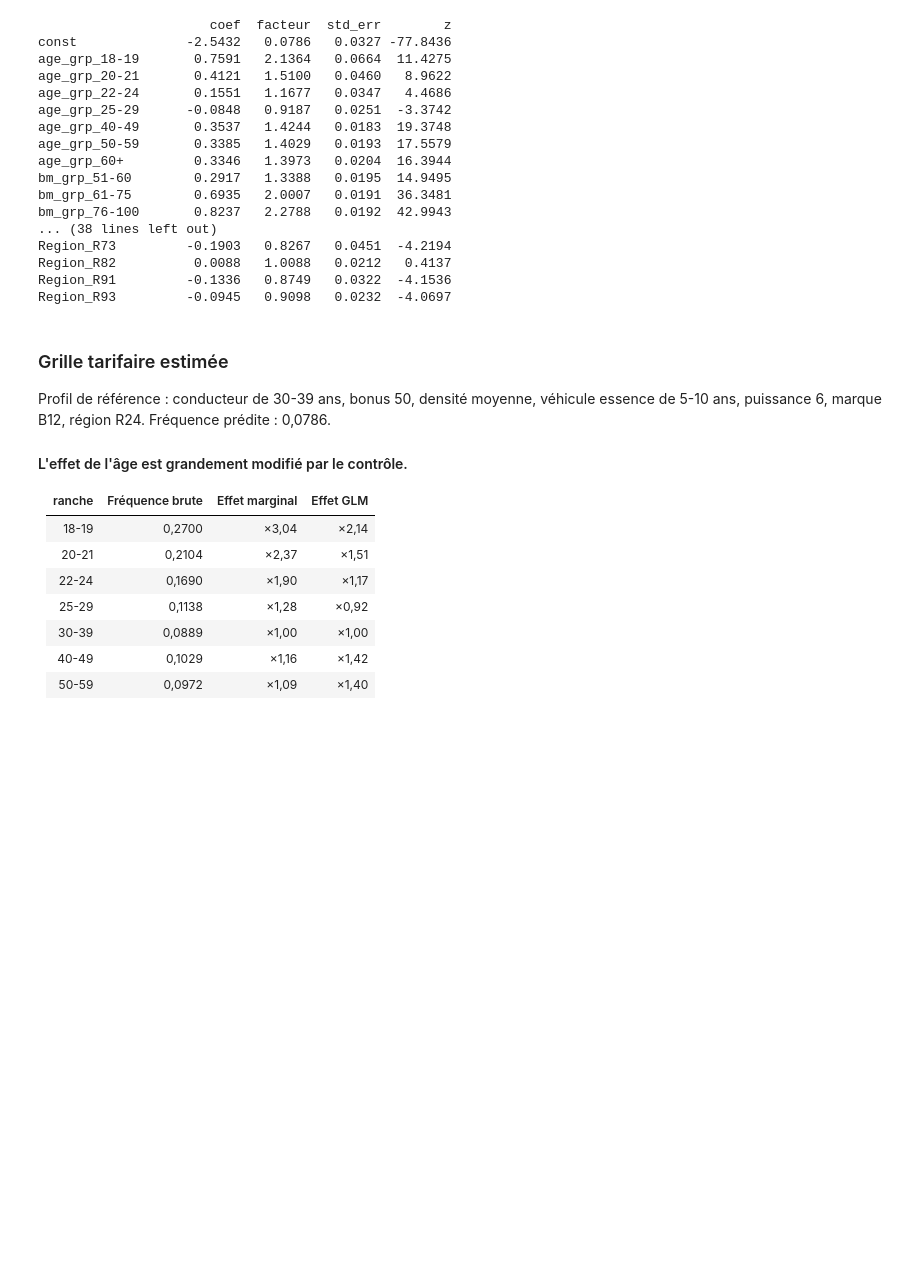
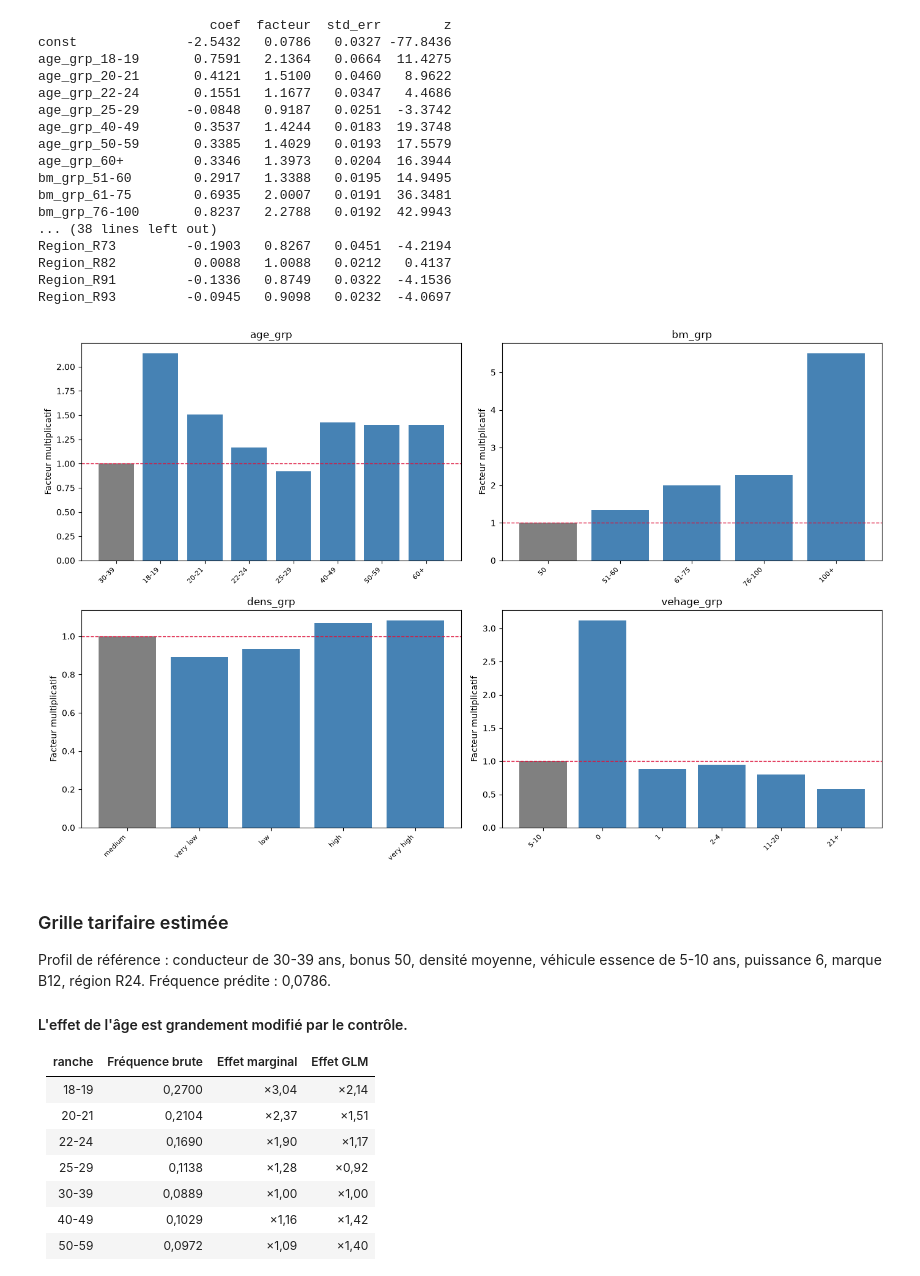
Before and after one commit to Charlesptrd/pricing-glm-vs-ml, a Jupyter notebook: notebooks/02_glm_frequence.ipynb, the cells around one changed output. Drawn from its saved outputs; the diff is of its cells as text; code cells hidden in the pictures; blank space fills up the shorter version.

```diff
--- a/notebooks/02_glm_frequence.ipynb
+++ b/notebooks/02_glm_frequence.ipynb
@@ -166,6 +166,16 @@ Region_R73         -0.1903   0.8267   0.0451  -4.2194
 Region_R82          0.0088   1.0088   0.0212   0.4137
 Region_R91         -0.1336   0.8749   0.0322  -4.1536
 Region_R93         -0.0945   0.9098   0.0232  -4.0697
+# %%
+fig, axes = plt.subplots(2, 2, figsize=(14, 9))
+plot_facteurs(glm_freq, "age_grp", ref="30-39",ax=axes.flat[0])
+plot_facteurs(glm_freq, "bm_grp", ref="50",ax=axes.flat[1])
+plot_facteurs(glm_freq, "dens_grp", ref="medium",ax=axes.flat[2])
+plot_facteurs(glm_freq, "vehage_grp", ref="5-10",ax=axes.flat[3])
+
+plt.tight_layout()
+# %% [output]
+[figure, added]
 # %% [markdown]
 ### Grille tarifaire estimée
 
```
Also changed, not shown: parts of 5 cells of this notebook, 2 other files.
